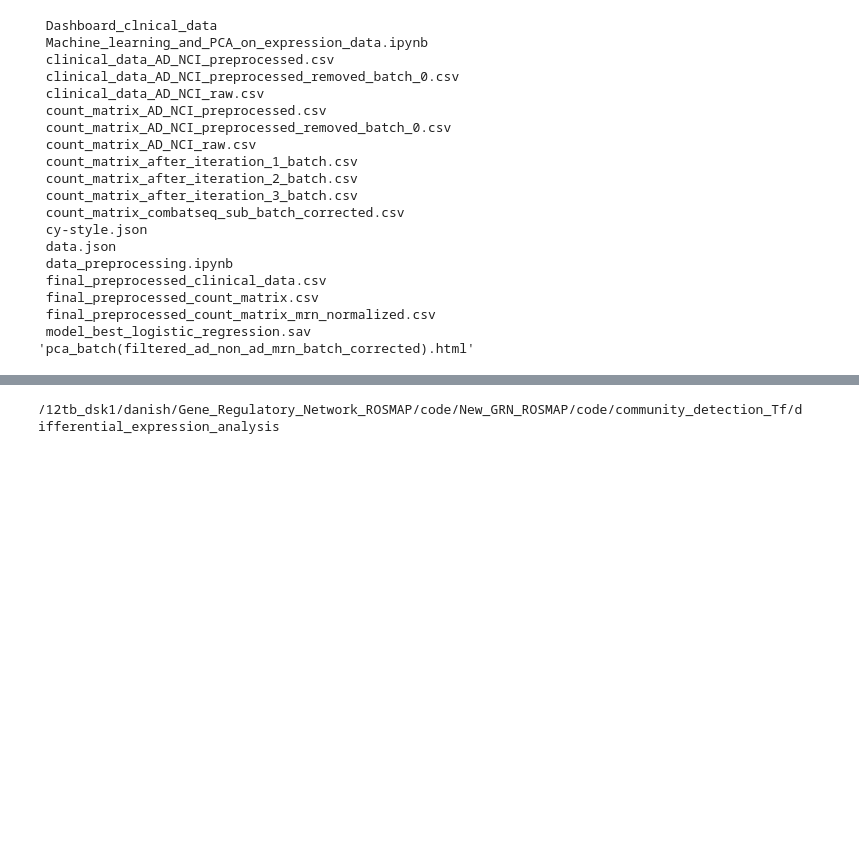
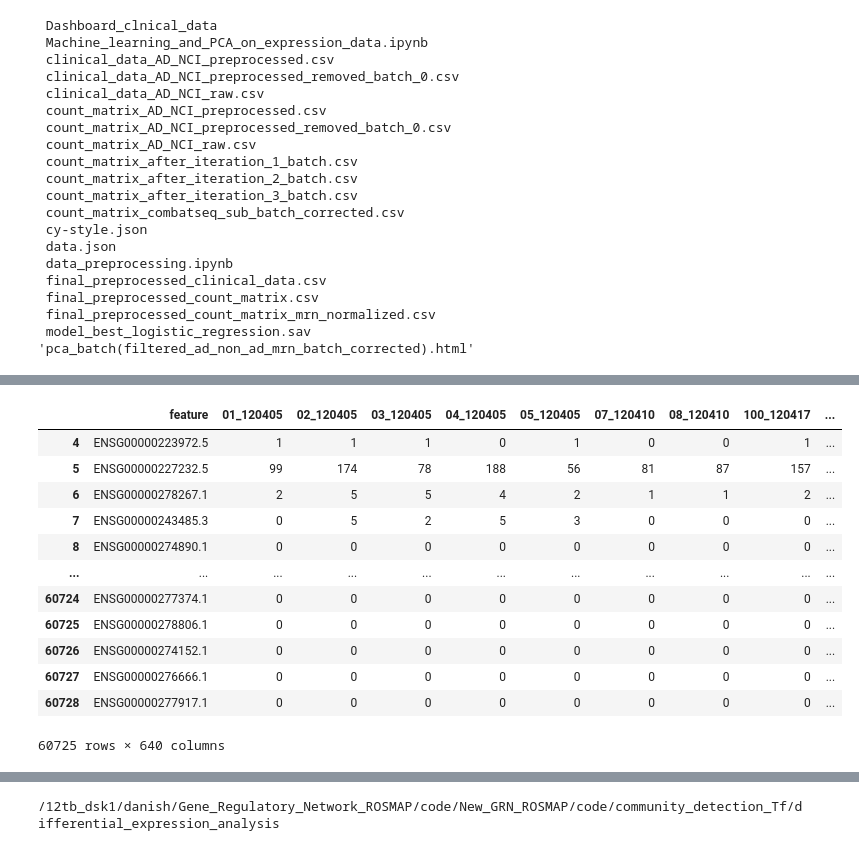
Before and after one commit to Polster-lab/Analysis_GRN_ROSMAP, a Jupyter notebook: GRN_ROSMAP_20_May_2024_Plaques_and_Clinical/community_detection_Tf/differential_expression_analysis/preprocessing_and_result_analysis_for_differential_expression.ipynb, the cells around one changed output, grey strips where cells are left out. Saved outputs shown, nothing was run; the diff lists cells and outputs as text; code cells hidden in the pictures; blank space fills up the shorter version.

```diff
--- a/GRN_ROSMAP_20_May_2024_Plaques_and_Clinical/community_detection_Tf/differential_expression_analysis/preprocessing_and_result_analysis_for_differential_expression.ipynb
+++ b/GRN_ROSMAP_20_May_2024_Plaques_and_Clinical/community_detection_Tf/differential_expression_analysis/preprocessing_and_result_analysis_for_differential_expression.ipynb
@@ -49,0 +53,17 @@ count_matrix
+# %%
+raw_count_matrix = raw_count_matrix.iloc[4:]
+raw_count_matrix
+# %% [output]
+|  | feature | 01_120405 | 02_120405 | 03_120405 | 04_120405 | 05_120405 | 07_120410 | 08_120410 | 100_120417 | ... |
+| 4 | ENSG00000223972.5 | 1 | 1 | 1 | 0 | 1 | 0 | 0 | 1 | ... |
+| 5 | ENSG00000227232.5 | 99 | 174 | 78 | 188 | 56 | 81 | 87 | 157 | ... |
+| 6 | ENSG00000278267.1 | 2 | 5 | 5 | 4 | 2 | 1 | 1 | 2 | ... |
+| 7 | ENSG00000243485.3 | 0 | 5 | 2 | 5 | 3 | 0 | 0 | 0 | ... |
+| 8 | ENSG00000274890.1 | 0 | 0 | 0 | 0 | 0 | 0 | 0 | 0 | ... |
+| ... | ... | ... | ... | ... | ... | ... | ... | ... | ... | ... |
+| 60724 | ENSG00000277374.1 | 0 | 0 | 0 | 0 | 0 | 0 | 0 | 0 | ... |
+| 60725 | ENSG00000278806.1 | 0 | 0 | 0 | 0 | 0 | 0 | 0 | 0 | ... |
+| 60726 | ENSG00000274152.1 | 0 | 0 | 0 | 0 | 0 | 0 | 0 | 0 | ... |
+| 60727 | ENSG00000276666.1 | 0 | 0 | 0 | 0 | 0 | 0 | 0 | 0 | ... |
+| 60728 | ENSG00000277917.1 | 0 | 0 | 0 | 0 | 0 | 0 | 0 | 0 | ... |
+60725 rows × 640 columns
```
Also changed, not shown: parts of 12 cells of this notebook, 2 other files.
